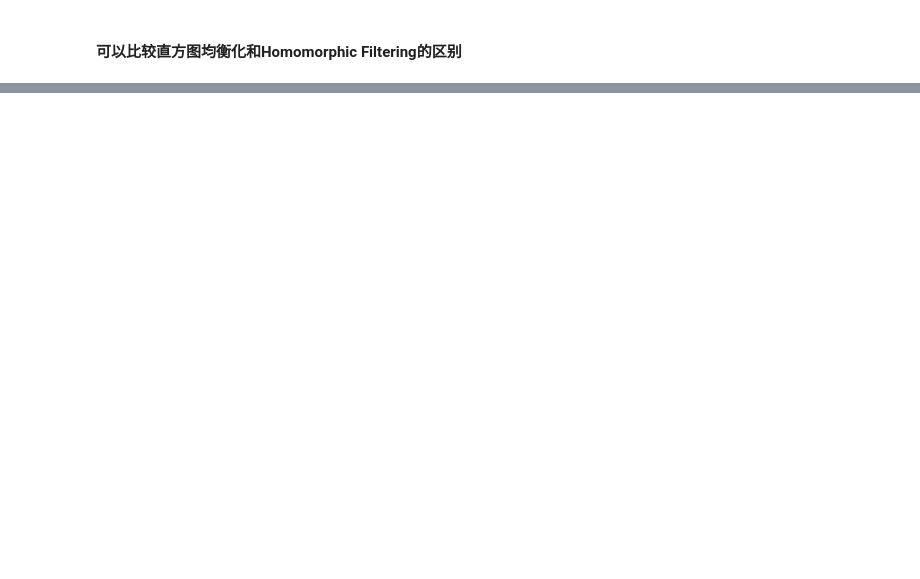
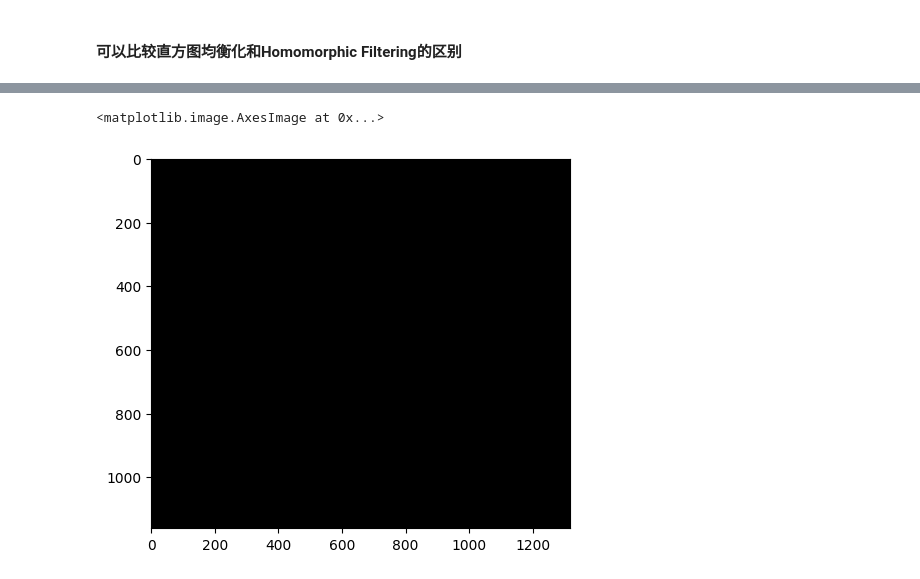
Before and after one commit to shannonchen37/machine_vision, a Jupyter notebook: image_enhancement_3/Homomorphic_Filtering.ipynb, the cells around one changed output, grey strips where cells are left out. Saved outputs shown, nothing was run; the diff lists cells and outputs as text; code cells hidden in the pictures; blank space fills up the shorter version.

```diff
--- a/image_enhancement_3/Homomorphic_Filtering.ipynb
+++ b/image_enhancement_3/Homomorphic_Filtering.ipynb
@@ -7,2 +6,26 @@ from scipy import fftpack
 import matplotlib.pyplot as plt
+# %%
+def homomorphic_filter(img, gamma_l, gamma_h, c, d0):
+    # 对输入图像进行对数变换
+    gray_img = img.astype('float') / 255.0
+    img_log = np.log(gray_img + 1.0)
+
+    # 计算图像的傅里叶变换
+    img_fft = np.fft.fft2(img_log)
+
+    # 计算频率域中每个点的距离
+    u, v = np.meshgrid(np.arange(img_fft.shape[1]), np.arange(img_fft.shape[0]))
+    d_uv = np.sqrt((u - img_fft.shape[1]/2)**2 + (v - img_fft.shape[0]/2)**2)
+
+    # 计算同态滤波器函数
+    h_uv = (gamma_h - gamma_l) * (1 - np.exp(-c * (d_uv**2 / d0**2))) + gamma_l
+
+    # 将滤波器函数应用于频率域图像
+    img_fft_filt = h_uv * img_fft
+
+    # 计算滤波后的图像，并进行逆对数变换
+    img_filt = np.real(np.fft.ifft2(np.exp(np.fft.ifftshift(img_fft_filt))))
+    img_filt = np.uint8(np.round(np.expm1(img_filt) * 255))
+
+    return img_filt
 # %%
@@ -39,0 +38,7 @@ plt.show()
+# %%
+# 对灰度图像进行同态滤波
+img_filt = homomorphic_filter(img_gray, gamma_l=0.5, gamma_h=2, c=10, d0=100)
+plt.imshow(img_filt,cmap='gray')
+# %% [output]
+<matplotlib.image.AxesImage at 0x...>
+[figure, added]
```
Also changed, not shown: parts of 9 cells of this notebook, 6 other files.
